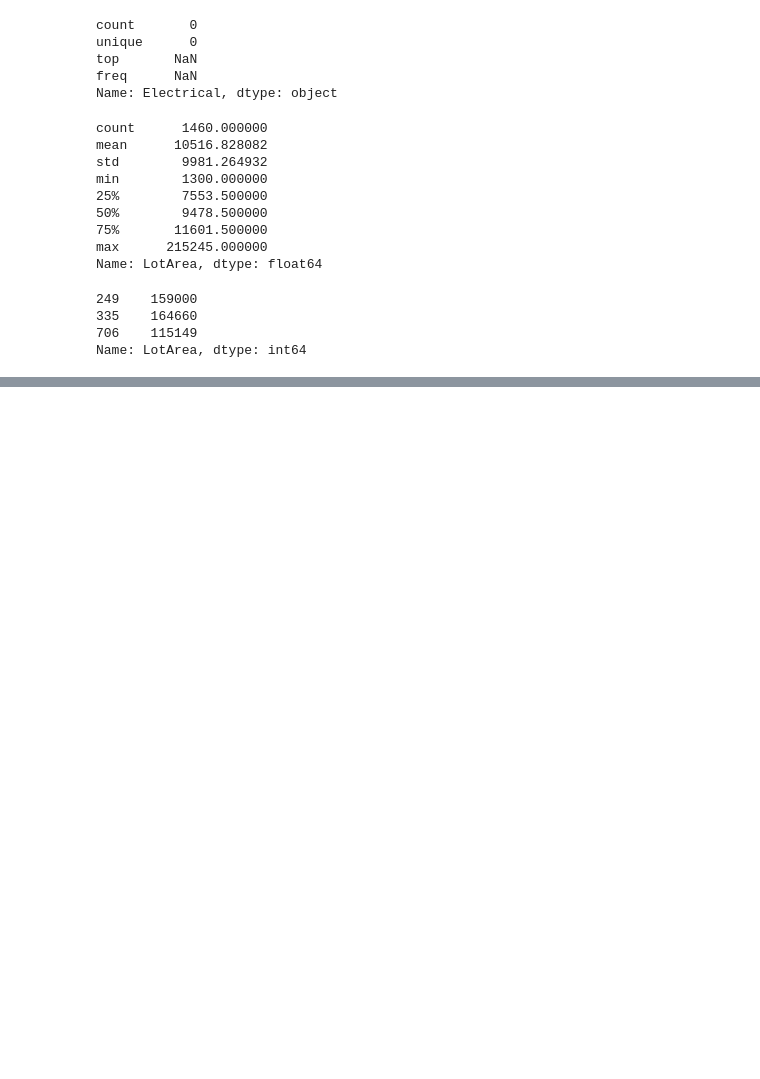
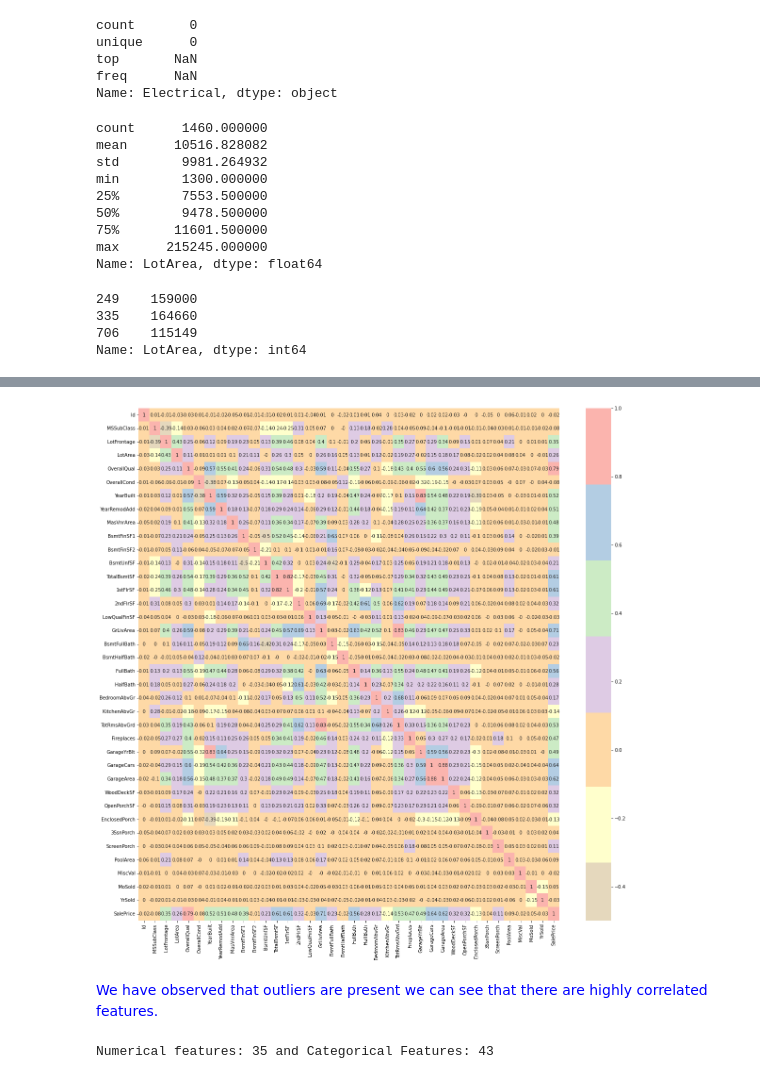
Before and after one commit to taruj/Advanced-Regression-Assignment, a Jupyter notebook: Advanced_Regression_Assignment.ipynb, the cells around one changed output, grey strips where cells are left out. Cells and saved outputs as stored; diff of their text form; code cells hidden in the pictures; blank space fills up the shorter version.

```diff
--- a/Advanced_Regression_Assignment.ipynb
+++ b/Advanced_Regression_Assignment.ipynb
@@ -473,0 +491,9 @@ temp_data[temp_data["Missing %"]!="0.00"].sort_values(by="Missing %",ascending=F
+# %%
+## Plotting the Corelation
+plt.subplots(figsize = (20,20))
+sns.heatmap(round(numericals.corr(),2), cmap='Pastel1_r' , annot=True, center = 0)
+plt.show()
+# %% [output]
+[figure, added]
+# %% [markdown]
+<font color="blue"> We have observed that outliers are present we can see that there are highly correlated features.
@@ -473,0 +511,13 @@ temp_data[temp_data["Missing %"]!="0.00"].sort_values(by="Missing %",ascending=F
+# %%
+## Get Categorical and Numerical Data counts
+
+categorical = []
+numerical = []
+for i in data.columns:
+    if data[i].dtypes != 'O':
+        numerical.append(i)
+    else:
+        categorical.append(i)
+print("Numerical features: {} and Categorical Features: {}".format(len(numerical), len(categorical)))
+# %% [output]
+Numerical features: 35 and Categorical Features: 43
```
Also changed, not shown: parts of 11 cells of this notebook.
